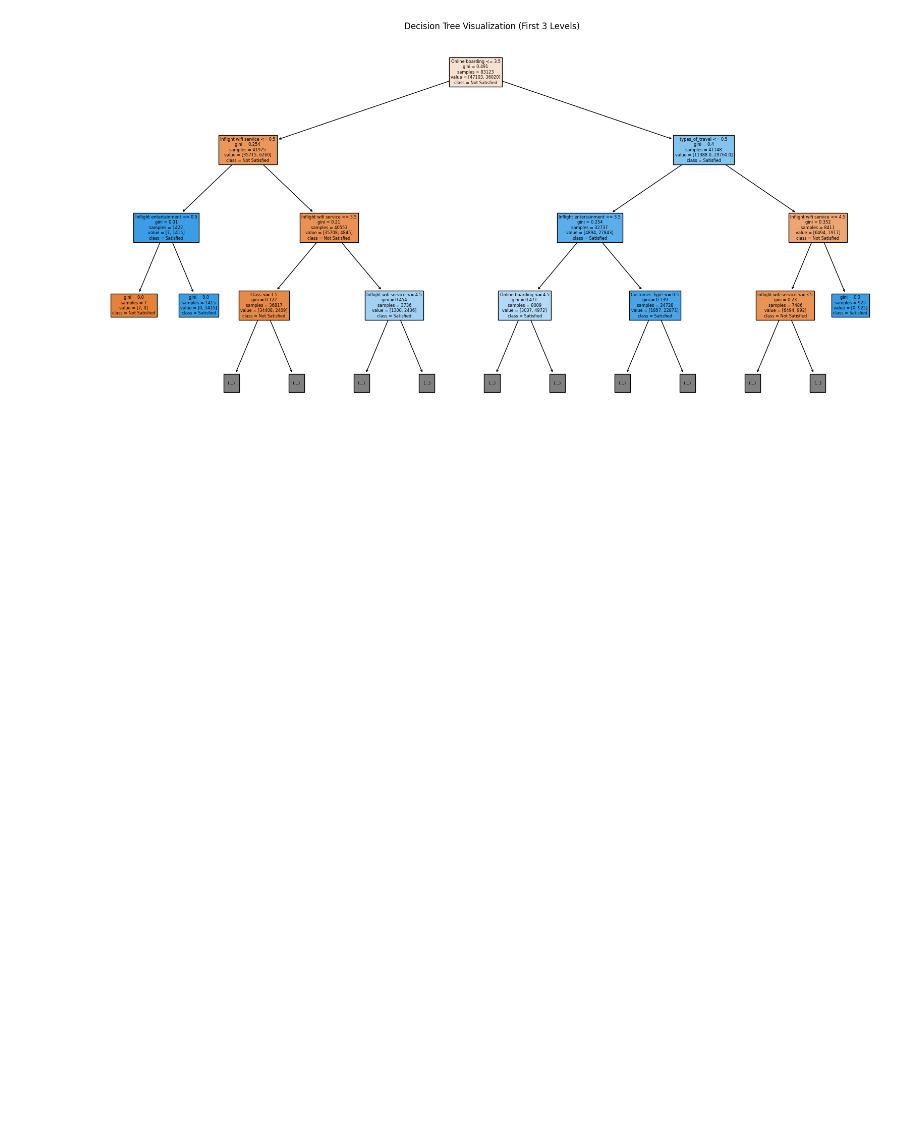
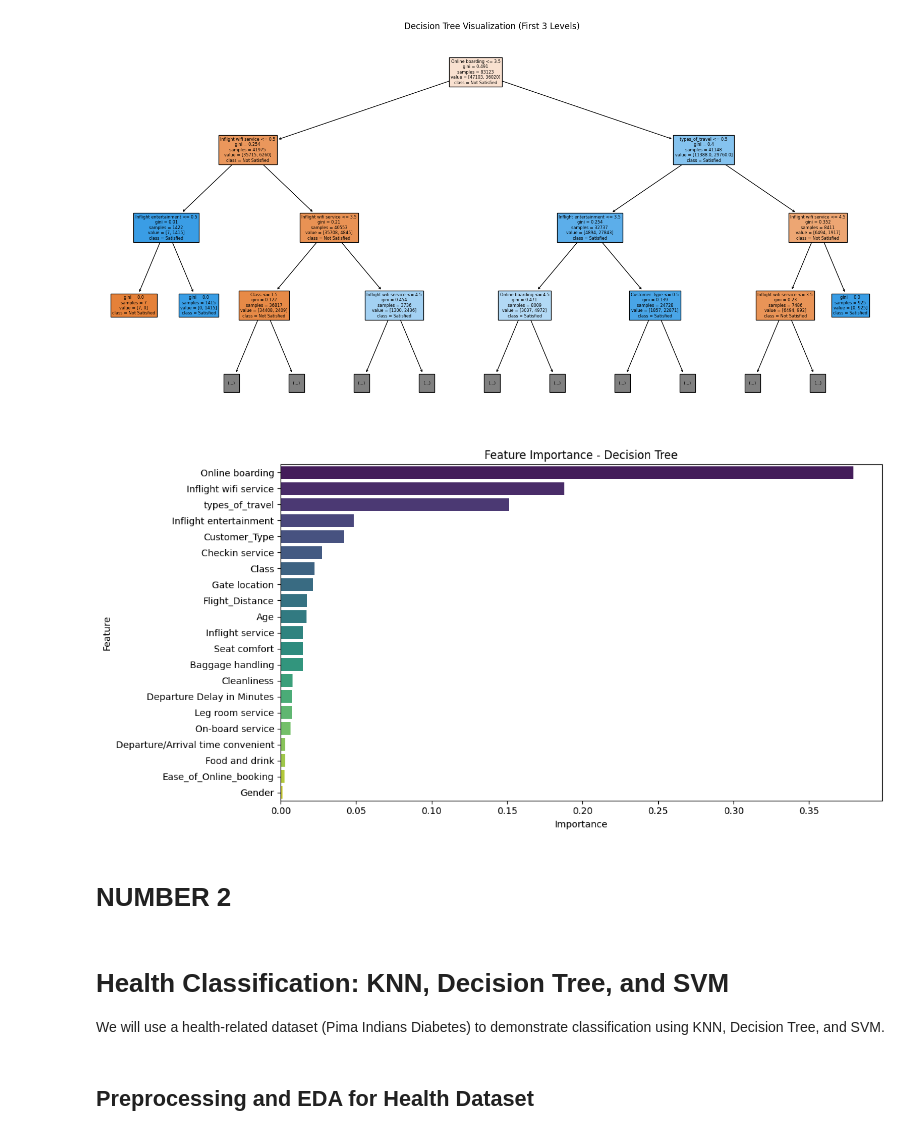
Before and after one commit to anggarisaputra23/assignmentop, a Jupyter notebook: AI_intro_task3.ipynb, the cells around one changed output. Cells and saved outputs as stored; diff of their text form; code cells hidden in the pictures; blank space fills up the shorter version.

```diff
--- a/AI_intro_task3.ipynb
+++ b/AI_intro_task3.ipynb
@@ -286,7 +289,8 @@ param_grid = {
     'criterion': ['gini', 'entropy']
 }
 
-grid_search = GridSearchCV(DecisionTreeClassifier(random_state=42), param_grid, cv=3, n_jobs=-1, scoring='accuracy')
+grid_search = GridSearchCV(DecisionTreeClassifier(random_state=42),
+                           param_grid, cv=3, n_jobs=-1, scoring='accuracy')
 grid_search.fit(X_train, y_train)
 
 print("Best parameters found:", grid_search.best_params_)
@@ -324,3 +328,27 @@ plt.title("Decision Tree Visualization (First 3 Levels)")
 plt.show()
 # %% [output]
 [figure]
+# %%
+# Feature Importance for the best Decision Tree model
+importances = best_dt.feature_importances_
+feature_names = X.columns
+
+# Create a DataFrame for better visualization
+feat_importance_df = pd.DataFrame({'Feature': feature_names, 'Importance': importances})
+feat_importance_df = feat_importance_df.sort_values(by='Importance', ascending=False)
+
+plt.figure(figsize=(12,6))
+sns.barplot(x='Importance', y='Feature', data=feat_importance_df, palette='viridis')
+plt.title('Feature Importance - Decision Tree')
+plt.tight_layout()
+plt.show()
+# %% [output]
+[figure, added]
+# %% [markdown]
+# NUMBER 2
+# %% [markdown]
+# Health Classification: KNN, Decision Tree, and SVM
+
+We will use a health-related dataset (Pima Indians Diabetes) to demonstrate classification using KNN, Decision Tree, and SVM.
+# %% [markdown]
+## Preprocessing and EDA for Health Dataset
```
Also changed, not shown: parts of 38 cells of this notebook.
